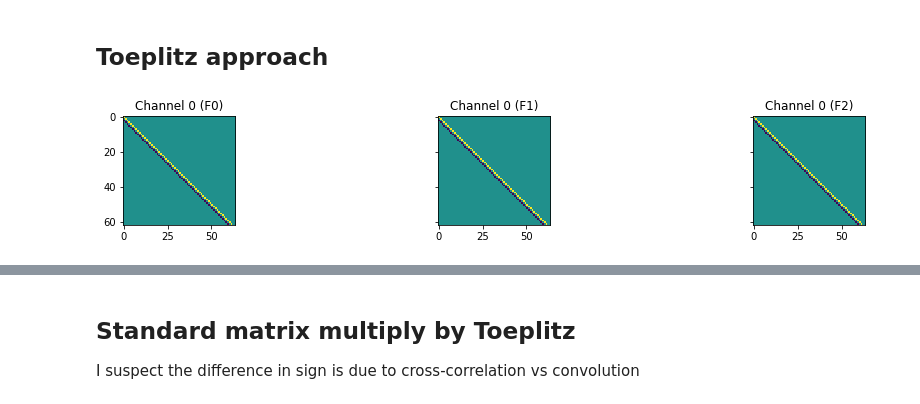
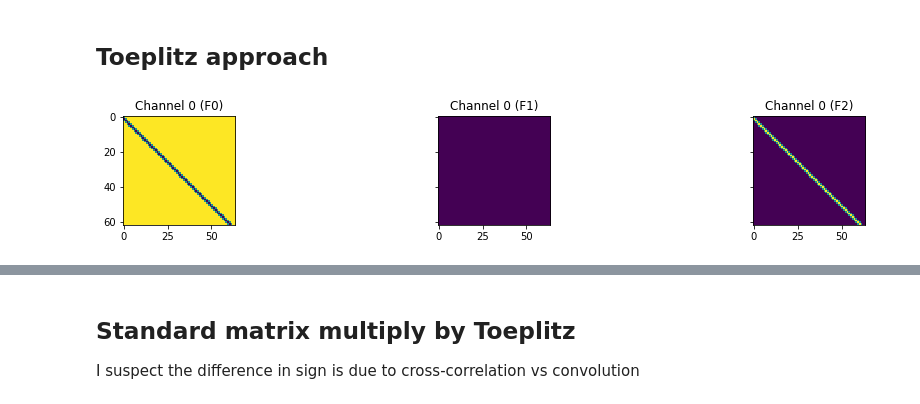
Before and after one commit to neworderofjamie/conv_test, a Jupyter notebook: toeplitz_sparse.ipynb, the cells around one changed output, grey strips where cells are left out. Cells and saved outputs as stored; diff of their text form; code cells hidden in the pictures.

```diff
--- a/toeplitz_sparse.ipynb
+++ b/toeplitz_sparse.ipynb
@@ -496,60 +512,64 @@ axes[-1].imshow(np.sum(filter_out, axis=0), vmin=-10, vmax=10)
 ## Toeplitz approach
 # %%
 # Zero pad filter to output size
-zero_pad_filt = np.pad(filt, ((0, 0), (OUTPUT_SIZE - filt.shape[1], 0), (0, OUTPUT_SIZE - filt.shape[2])),
+zero_pad_filt = np.pad(filt, ((0, 0), (0, 0), (OUTPUT_SIZE - filt.shape[2], 0), (0, OUTPUT_SIZE - filt.shape[3])),
                        "constant", constant_values=0.0)
 # Flip rows
-zero_pad_filt = np.flip(zero_pad_filt, axis=1)
-
-# Loop through input channels
-doubly_blocked_channels = []
-for c in range(zero_pad_filt.shape[0]):
-    # Build list of toeplitz matrices from rows
-    f_matrices = []
-    for i in range(zero_pad_filt.shape[1]):
-        toeplitz_col = zero_pad_filt[c,i,:]
-        toeplitz_row = np.concatenate(((toeplitz_col[0],), np.zeros(INPUT_SIZE - 1)))
-        f_matrices.append(toeplitz(toeplitz_col, toeplitz_row))
+zero_pad_filt = np.flip(zero_pad_filt, axis=2)
 
 
-    # doubly blocked toeplitz indices:
-    #  this matrix defines which toeplitz matrix from toeplitz_list goes to which part of the doubly blocked
-    block_toeplitz_col = list(range(1, zero_pad_filt.shape[1] + 1))
-    block_toeplitz_row = np.concatenate(((block_toeplitz_col[0],), np.zeros(INPUT_SIZE - 1, dtype=int)))
-    block_indices = toeplitz(block_toeplitz_col, block_toeplitz_row)
+# Loop through output channels
+doubly_blocked_channels = []
+for o in range(zero_pad_filt.shape[0]):
+    doubly_blocked_channels.append([])
+    # Loop through input channels
+    for i in range(zero_pad_filt.shape[1]):
+        # Build list of toeplitz matrices from rows
+        f_matrices = []
+        for j in range(zero_pad_filt.shape[2]):
+            toeplitz_col = zero_pad_filt[o,i,j,:]
+            toeplitz_row = np.concatenate(((toeplitz_col[0],), np.zeros(INPUT_SIZE - 1)))
+            f_matrices.append(toeplitz(toeplitz_col, toeplitz_row))
 
-    ## creat doubly blocked matrix with zero values
-    toeplitz_shape = f_matrices[0].shape # shape of one toeplitz matrix
 
-    doubly_blocked = np.zeros((toeplitz_shape[0] * block_indices.shape[0],
-                               toeplitz_shape[1] * block_indices.shape[1]))
+        # doubly blocked toeplitz indices:
+        #  this matrix defines which toeplitz matrix from toeplitz_list goes to which part of the doubly blocked
+        block_toeplitz_col = list(range(1, zero_pad_filt.shape[2] + 1))
+        block_toeplitz_row = np.concatenate(((block_toeplitz_col[0],), np.zeros(INPUT_SIZE - 1, dtype=int)))
+        block_indices = toeplitz(block_toeplitz_col, block_toeplitz_row)
 
-    # tile toeplitz matrices for each row in the doubly blocked matrix
-    for i in range(block_indices.shape[0]):
-        for j in range(block_indices.shape[1]):
-            start_i = i * toeplitz_shape[0]
-            start_j = j * toeplitz_shape[1]
-            end_i = start_i + toeplitz_shape[0]
-            end_j = start_j + toeplitz_shape[1]
-            doubly_blocked[start_i: end_i, start_j:end_j] = f_matrices[block_indices[i,j] - 1]
+        ## creat doubly blocked matrix with zero values
+        toeplitz_shape = f_matrices[0].shape # shape of one toeplitz matrix
 
-    # If this is the first channel
-    if c == 0:
-        # Show some example toeplitz matrices
-        fig, axes = plt.subplots(1, 3, figsize=(16,2), sharey=True)
-        axes[0].imshow(f_matrices[0])
-        axes[0].set_title("Channel 0 (F0)")
-        axes[1].imshow(f_matrices[1])
-        axes[1].set_title("Channel 0 (F1)")
-        axes[2].imshow(f_matrices[2])
-        axes[2].set_title("Channel 0 (F2)")
+        doubly_blocked = np.zeros((toeplitz_shape[0] * block_indices.shape[0],
+                                   toeplitz_shape[1] * block_indices.shape[1]))
 
-        # Show complete, double-blocked matrix
-        fig, axis = plt.subplots(figsize=(16,16))
-        axis.imshow(doubly_blocked)
-        axis.set_title("Channel 0 (Doubly-blocked)");
+        # tile toeplitz matrices for each row in the doubly blocked matrix
+        for j in range(block_indices.shape[0]):
+            for k in range(block_indices.shape[1]):
+                start_j = j * toeplitz_shape[0]
+                start_k = k * toeplitz_shape[1]
+                end_j = start_j + toeplitz_shape[0]
+                end_k = start_k + toeplitz_shape[1]
+                doubly_blocked[start_j: end_j, start_k:end_k] = f_matrices[block_indices[j,k] - 1]
 
-    # Add double-blocked channel matrix to list
-    doubly_blocked_channels.append(doubly_blocked)
+        # If this is the first input and output channel
+        if i == 0 and o == 0:
+            # Show some example toeplitz matrices
+            fig, axes = plt.subplots(1, 3, figsize=(16,2), sharey=True)
+            axes[0].imshow(f_matrices[0])
+            axes[0].set_title("Channel 0 (F0)")
+            axes[1].imshow(f_matrices[1])
+            axes[1].set_title("Channel 0 (F1)")
+            axes[2].imshow(f_matrices[2])
+            axes[2].set_title("Channel 0 (F2)")
+
+            # Show complete, double-blocked matrix
+            fig, axis = plt.subplots(figsize=(16,16))
+            axis.imshow(doubly_blocked)
+            axis.set_title("Channel 0 (Doubly-blocked)");
+
+        # Add double-blocked channel matrix to list
+        doubly_blocked_channels[-1].append(doubly_blocked)
 # %% [output]
-[figure, old version]
+[figure, new version]
```
Also changed, not shown: parts of 6 cells of this notebook.
